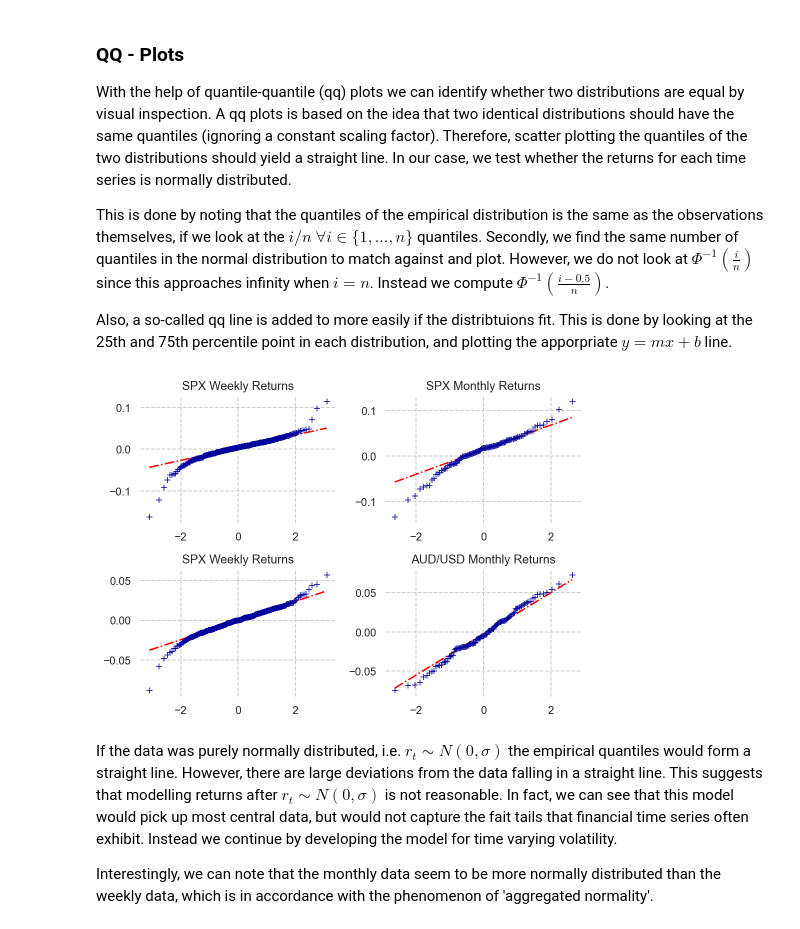
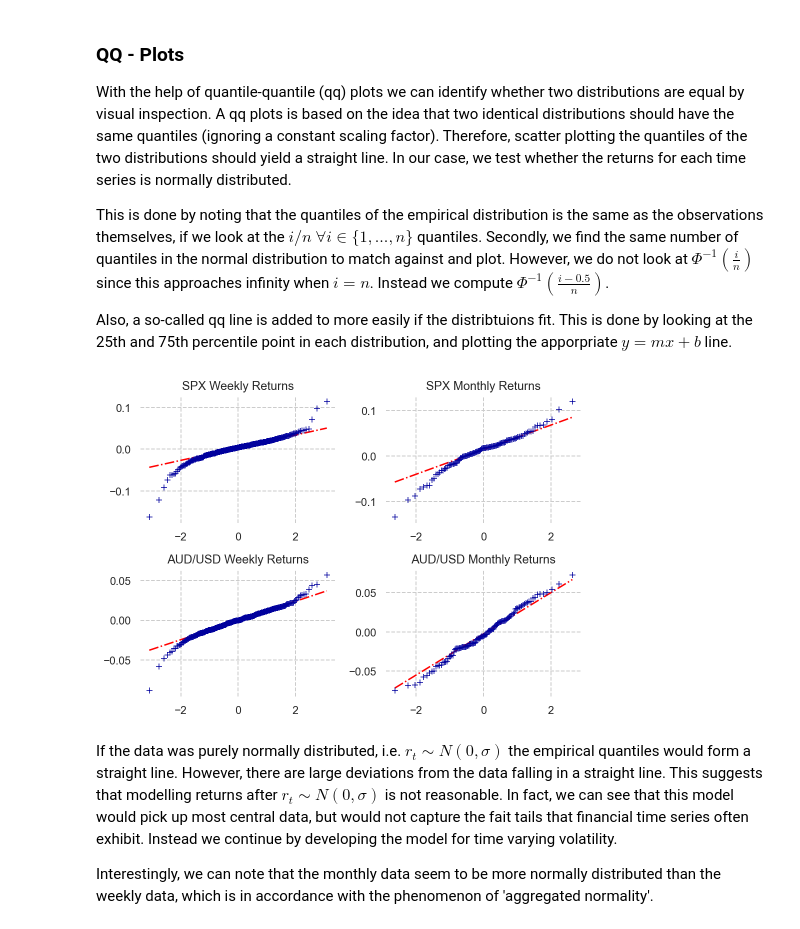
Before and after one commit to Sinbad-The-Sailor/Financial-Mathematics-Notebooks, a Jupyter notebook: volatility_modelling.ipynb, the cells around one changed output. Drawn from its saved outputs; the diff is of its cells as text; code cells hidden in the pictures.

```diff
--- a/volatility_modelling.ipynb
+++ b/volatility_modelling.ipynb
@@ -251,7 +250,7 @@ This is done by noting that the quantiles of the empirical distribution is the s
 
 Also, a so-called qq line is added to more easily if the distribtuions fit. This is done by looking at the 25th and 75th percentile point in each distribution, and plotting the apporpriate $y=mx+b$ line.
 # %%
-def qq_plot_normal(observations):
+def qq_plot_normal(observations, title, ax):
     observations.sort()
     n_observations = len(observations)
 
@@ -267,50 +266,25 @@ def qq_plot_normal(observations):
     qqrange = np.linspace(theoretical_quantiles[0], theoretical_quantiles[-1])
     qqline = [slope * x + intercept for x in qqrange]
 
-    #ax.plot(qqrange, qqline, linestyle='dashdot', color='red')
-    #ax.scatter(theoretical_quantiles, empirical_quantiles, marker='+', linewidths=0.75, zorder=2)
-    return ([theoretical_quantiles, empirical_quantiles], [qqrange, qqline])
+    plot = ax.plot(qqrange, qqline, linestyle='dashdot', color='red')
+    plot = ax.scatter(theoretical_quantiles, empirical_quantiles, marker='+', linewidths=0.75, zorder=2)
+    ax.set_title(title)
+    ax.set_frame_on(False)
 
-
-fig, axs = plt.subplots(2, 2)
-
-marker = '+'
-linewidths=0.75
-zorder = 2
-qq_color = 'red'
-linestyle = 'dashdot'
-
-
-qq_spx_weekly = qq_plot_normal(spx_weekly_returns[1:].to_list())
-axs[0, 0].plot(qq_spx_weekly[1][0], qq_spx_weekly[1][1], color=qq_color, linestyle=linestyle)
-axs[0, 0].scatter(qq_spx_weekly[0][0], qq_spx_weekly[0][1], marker=marker, linewidths=linewidths, zorder=zorder)
-axs[0, 0].set_title('SPX Weekly Returns')
-axs[0, 0].set_frame_on(False)
-
-qq_spx_monthly = qq_plot_normal(spx_monthly_returns[1:].to_list())
-axs[0, 1].plot(qq_spx_monthly[1][0], qq_spx_monthly[1][1], color=qq_color, linestyle=linestyle)
-axs[0, 1].scatter(qq_spx_monthly[0][0], qq_spx_monthly[0][1], marker=marker, linewidths=linewidths, zorder=zorder)
-axs[0, 1].set_title('SPX Monthly Returns')
-axs[0, 1].set_frame_on(False)
-
-qq_aud_weekly = qq_plot_normal(aud_weekly_returns[1:].to_list())
-axs[1, 0].plot(qq_aud_weekly[1][0], qq_aud_weekly[1][1], color=qq_color, linestyle=linestyle)
-axs[1, 0].scatter(qq_aud_weekly[0][0], qq_aud_weekly[0][1], marker=marker, linewidths=linewidths, zorder=zorder)
-axs[1, 0].set_title('SPX Weekly Returns')
-axs[1, 0].set_frame_on(False)
-
-qq_aud_monthly = qq_plot_normal(aud_monthly_returns[1:].to_list())
-axs[1, 1].plot(qq_aud_monthly[1][0], qq_aud_monthly[1][1], color=qq_color, linestyle=linestyle)
-axs[1, 1].scatter(qq_aud_monthly[0][0], qq_aud_monthly[0][1], marker=marker, linewidths=linewidths, zorder=zorder)
-axs[1, 1].set_title('AUD/USD Monthly Returns')
-axs[1, 1].set_frame_on(False)
-
-
-fig.set_size_inches(7, 5)
-plt.tight_layout()
-plt.show()
+    return plot
-# %% [output]
-[figure, removed]
+# %%
+fig, axs = plt.subplots(2, 2)
+
+qq_plot_normal(spx_weekly_returns[1:].to_list(), 'SPX Weekly Returns', axs[0, 0])
+qq_plot_normal(spx_monthly_returns[1:].to_list(), 'SPX Monthly Returns', axs[0, 1])
+qq_plot_normal(aud_weekly_returns[1:].to_list(), 'AUD/USD Weekly Returns', axs[1, 0])
+qq_plot_normal(aud_monthly_returns[1:].to_list(), 'AUD/USD Monthly Returns', axs[1, 1])
+
+fig.set_size_inches(7, 5)
+plt.tight_layout()
+plt.show()
+# %% [output]
+[figure, added]
 # %% [markdown]
 If the data was purely normally distributed, i.e. $r_t \sim N(0,\sigma)$ the empirical quantiles would form a straight line. However, there are large deviations from the data falling in a straight line. This suggests that modelling returns after $r_t \sim N(0,\sigma)$ is not reasonable. In fact, we can see that this model would pick up most central data, but would not capture the fait tails that financial time series often exhibit. Instead we continue by developing the model for time varying volatility.
 
```
Also changed, not shown: parts of 10 cells of this notebook.
